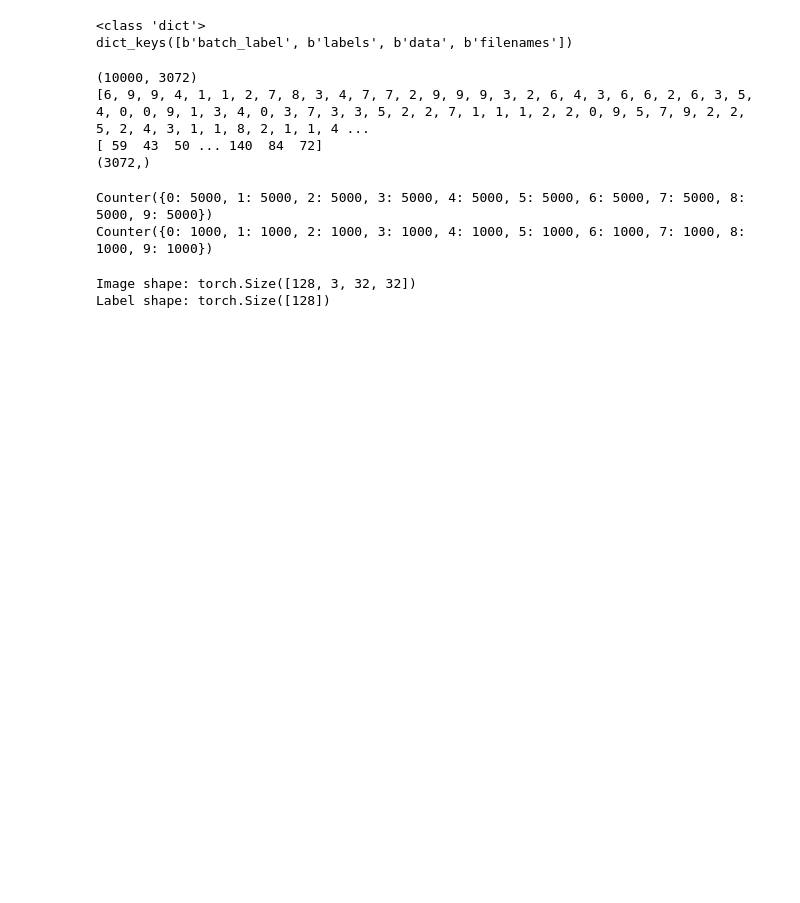
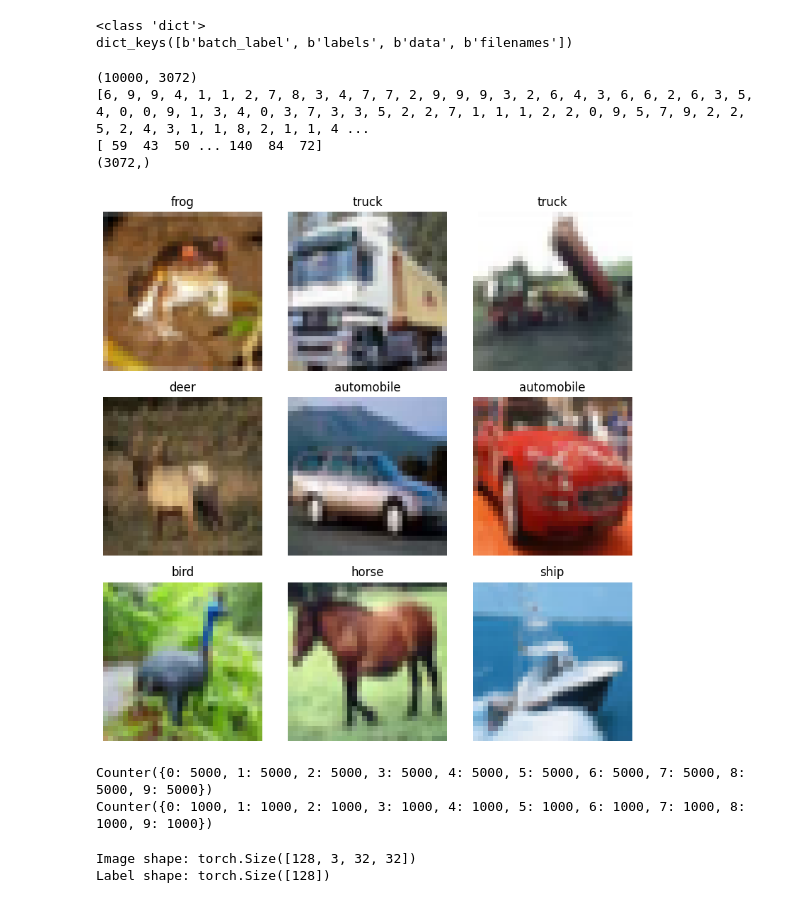
Before and after one commit to vannis422/vision, a Jupyter notebook: cifar10.ipynb, the cells around one changed output. Cells and saved outputs as stored; diff of their text form; code cells hidden in the pictures; blank space fills up the shorter version.

Commit message:
add.open_png

```diff
--- a/cifar10.ipynb
+++ b/cifar10.ipynb
@@ -89,33 +89,62 @@ def save_images_from_batch(batch_data, batch_labels, batch_idx, split, output_di
 def convert_raw_to_images(cifar_dir: str = "cifar-10-batches-py", output_dir: str = "cifar10"):
     os.makedirs(output_dir, exist_ok=True)
 
     # 處理訓練集
     for i in range(1, 6):
         batch = unpickle(os.path.join(cifar_dir, f"data_batch_{i}"))
         data = batch[b'data']
         labels = batch[b'labels']
         save_images_from_batch(
             batch_data=data,
             batch_labels=labels,
             batch_idx=i,
             split="train",
             output_dir=output_dir,
         )
 
     # 處理測試集
     test_batch = unpickle(os.path.join(cifar_dir, "test_batch"))
     save_images_from_batch(
         batch_data=test_batch[b'data'],
         batch_labels=test_batch[b'labels'],
         batch_idx=0,
         split="test",
         output_dir=output_dir,
     )
 
 
 # 執行資料前處理
 
 convert_raw_to_images()
+#新增開起圖片檔
+with open("cifar-10-batches-py/batches.meta", "rb") as f:
+    label_names = pickle.load(f, encoding='bytes')[b'label_names']
+    label_names = [label.decode("utf-8") for label in label_names]
+
+def show_cifar10_images(batch, label_names, num_images=9):
+    data = batch[b'data']
+    labels = batch[b'labels']
+
+    plt.figure(figsize=(8, 8))
+    for i in range(num_images):
+        img_array = data[i]
+        label = labels[i]
+
+        img = np.reshape(img_array, (3, 32, 32))
+        img = np.transpose(img, (1, 2, 0))
+
+        plt.subplot(3, 3, i+1)
+        plt.imshow(img)
+        plt.title(label_names[label])
+        plt.axis('off')
+
+    plt.tight_layout()
+    plt.show()
+
+batch = unpickle("cifar-10-batches-py/data_batch_1")
+show_cifar10_images(batch, label_names)
+# %% [output]
+[figure, added]
 # %%
 class CIFAR10ImageFolder(torch.utils.data.Dataset):
     def __init__(self, root_dir, transform=None):
```
Also changed, not shown: parts of 1 cell of this notebook.
